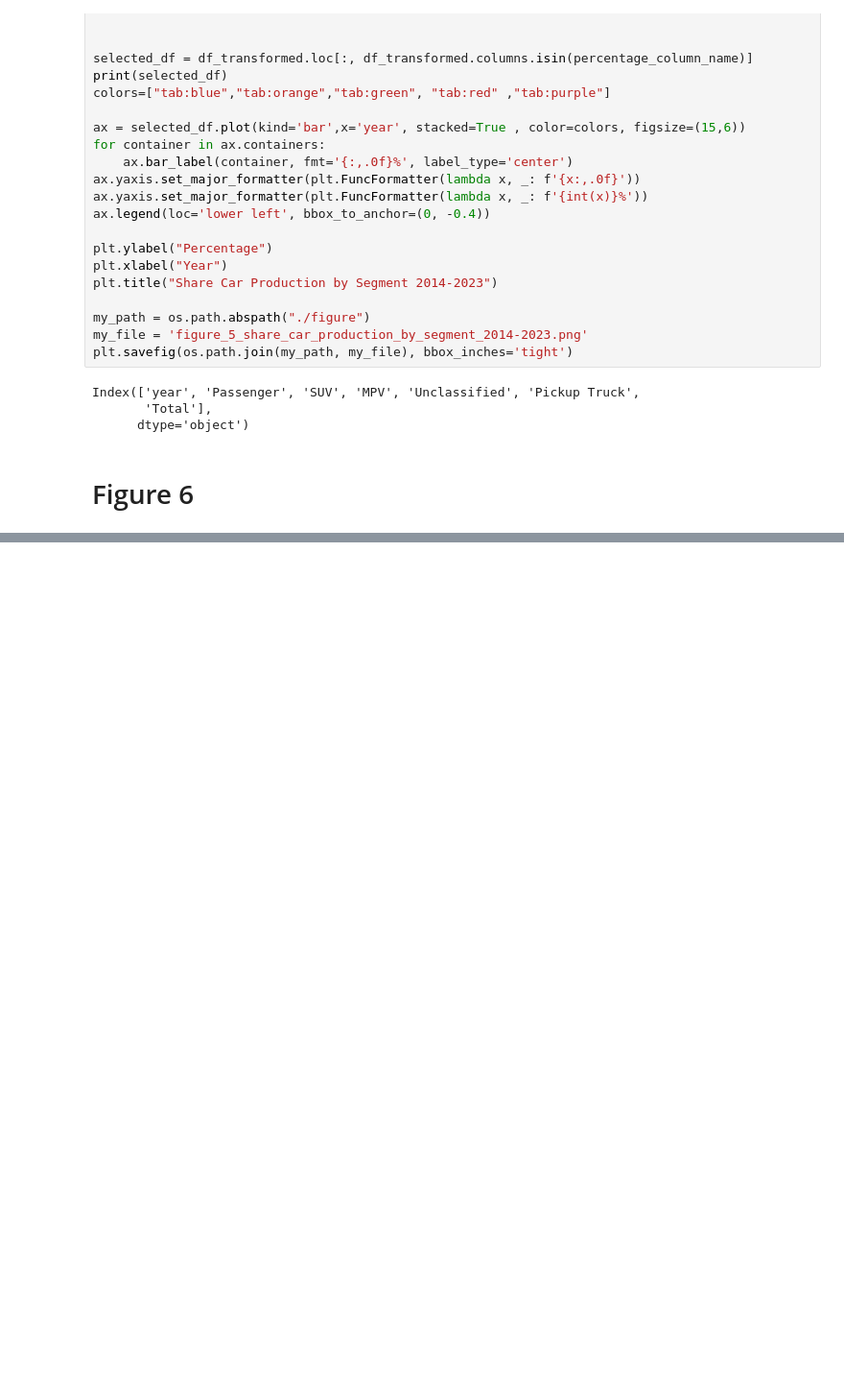
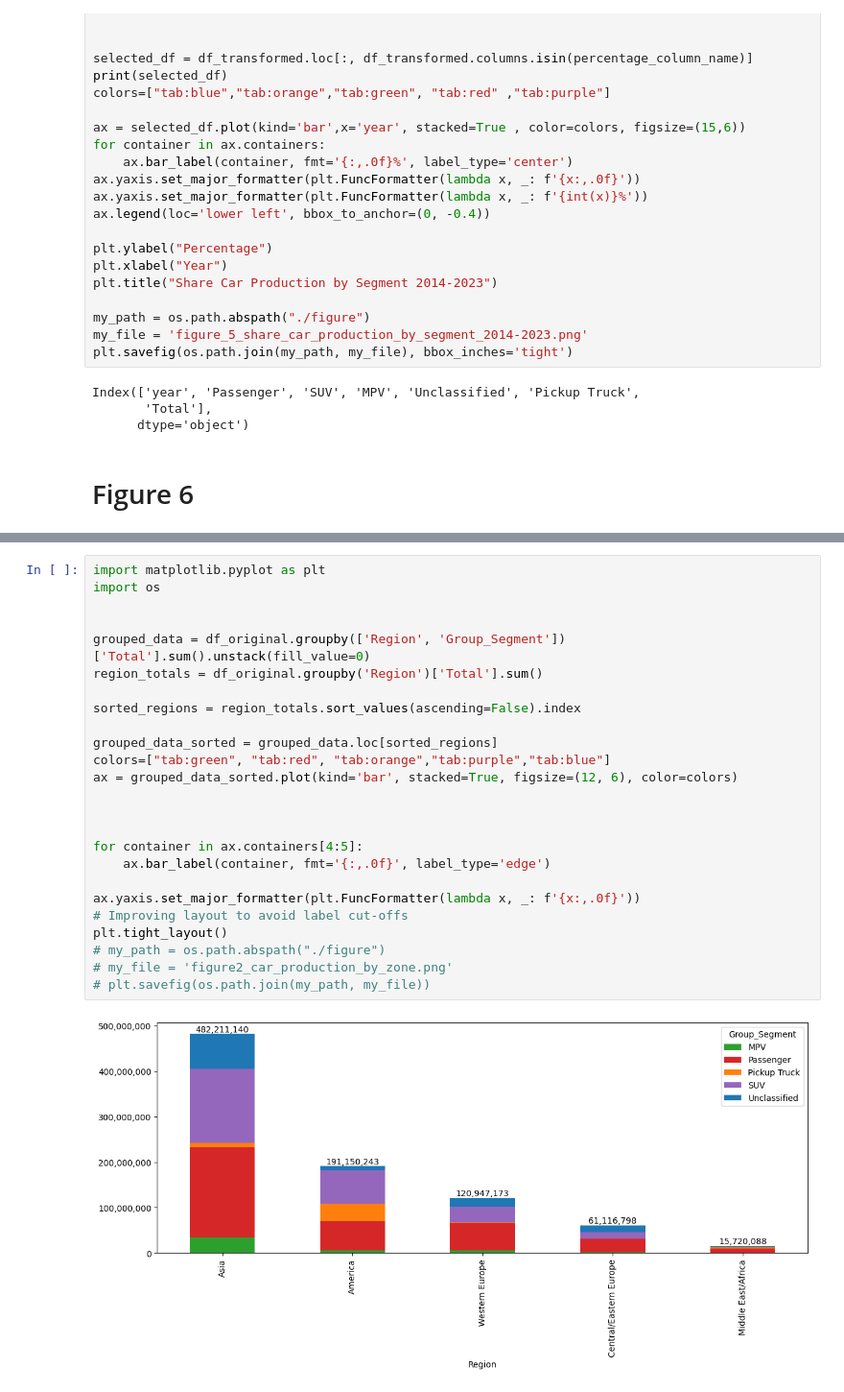
Before and after one commit to maxvcbhan/DADS5001-car-production, a Jupyter notebook: app.ipynb, the cells around one changed output, grey strips where cells are left out. Shown at 96% size. Drawn from its saved outputs; the diff is of its cells as text; blank space fills up the shorter version.

```diff
--- a/app.ipynb
+++ b/app.ipynb
@@ -339,0 +341,27 @@ colors=["tab:blue","tab:orange","tab:green", "tab:red" ,"tab:purple"]
+# %%
+import matplotlib.pyplot as plt
+import os
+
+
+grouped_data = df_original.groupby(['Region', 'Group_Segment'])['Total'].sum().unstack(fill_value=0)
+region_totals = df_original.groupby('Region')['Total'].sum()
+
+sorted_regions = region_totals.sort_values(ascending=False).index
+
+grouped_data_sorted = grouped_data.loc[sorted_regions]
+colors=["tab:green", "tab:red", "tab:orange","tab:purple","tab:blue"]
+ax = grouped_data_sorted.plot(kind='bar', stacked=True, figsize=(12, 6), color=colors)
+
+
+
+for container in ax.containers[4:5]:
+    ax.bar_label(container, fmt='{:,.0f}', label_type='edge')
+
+ax.yaxis.set_major_formatter(plt.FuncFormatter(lambda x, _: f'{x:,.0f}'))
+# Improving layout to avoid label cut-offs
+plt.tight_layout()
+# my_path = os.path.abspath("./figure")
+# my_file = 'figure2_car_production_by_zone.png'
+# plt.savefig(os.path.join(my_path, my_file))
+# %% [output]
+[figure, added]
```
Also changed, not shown: parts of 2 cells of this notebook, 1 other file.
